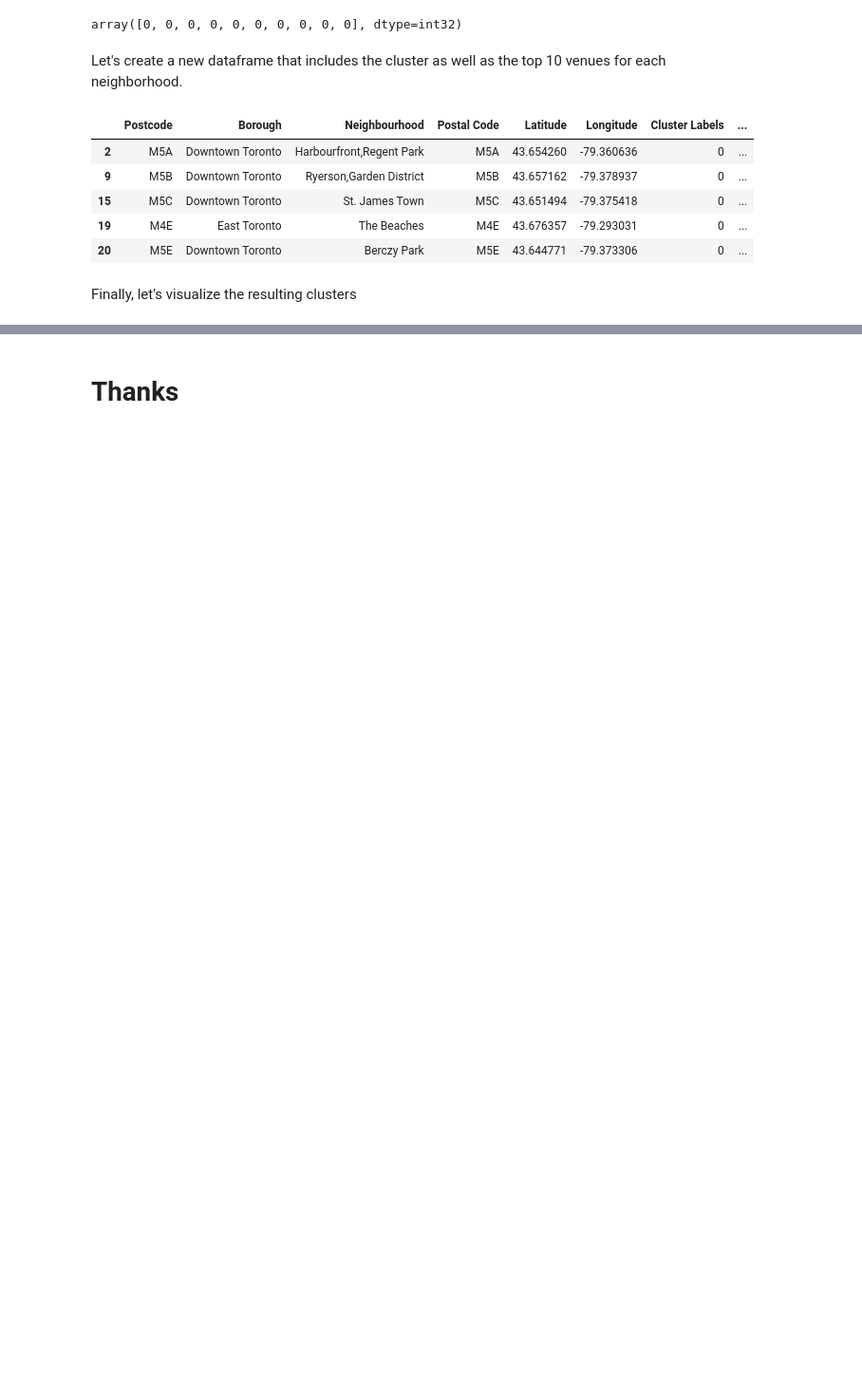
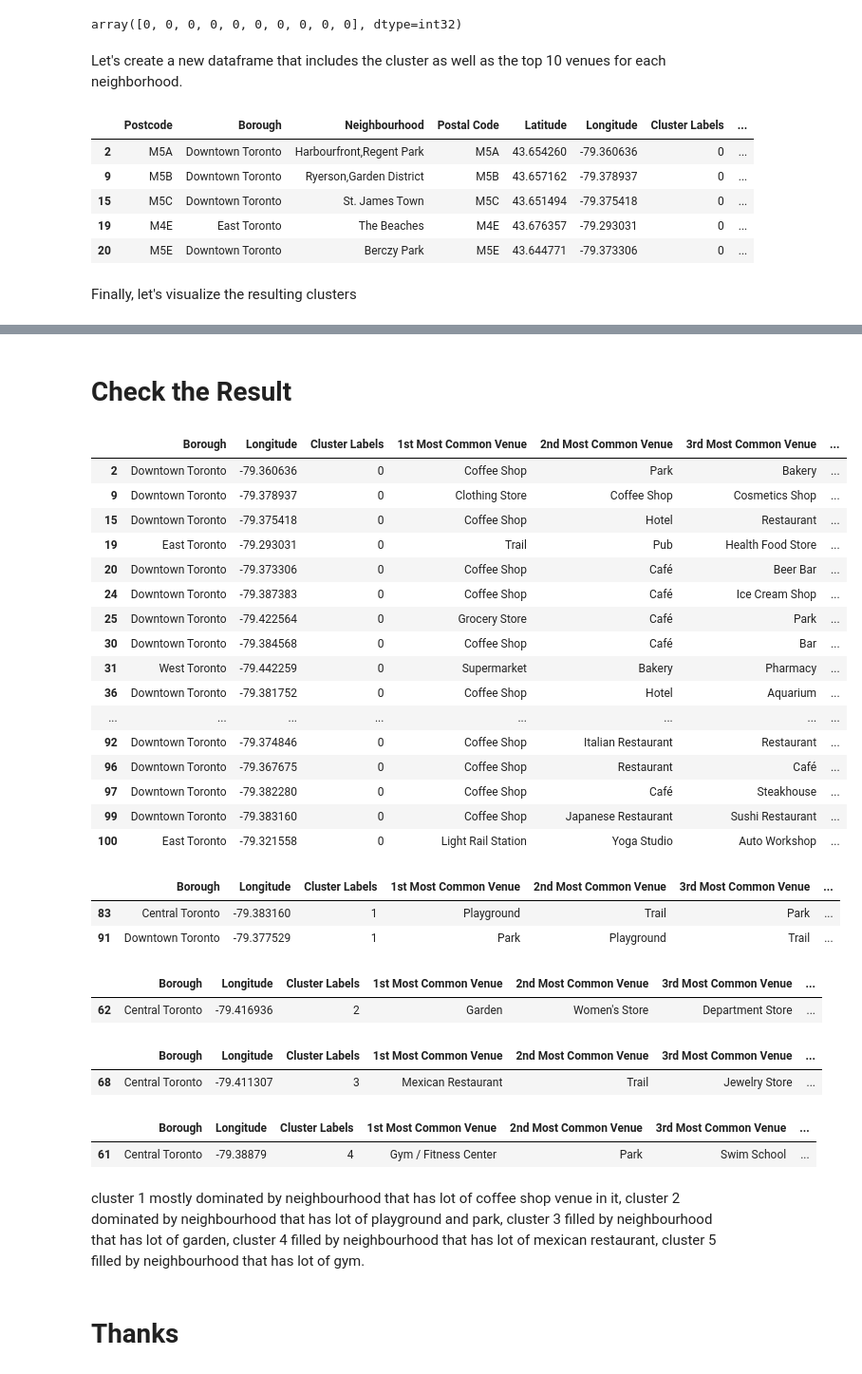
Before and after one commit to ambiyasa93/IBMDataScience, a Jupyter notebook: Clustering.ipynb, the cells around one changed output, grey strips where cells are left out. Shown: that part at 95% size. Cells and saved outputs as stored; diff of their text form; code cells hidden in the pictures; blank space fills up the shorter version.

```diff
--- a/Clustering.ipynb
+++ b/Clustering.ipynb
@@ -378,5 +379,54 @@ for lat, lon, poi, cluster in zip(toronto_merged['Latitude'], toronto_merged['Lo
 map_clusters
 # %% [output]
 [interactive output not drawn]
+# %% [markdown]
+# Check the Result
+# %%
+toronto_merged.loc[toronto_merged['Cluster Labels'] == 0, toronto_merged.columns[[1] + list(range(5, toronto_merged.shape[1]))]]
+# %% [output]
+|  | Borough | Longitude | Cluster Labels | 1st Most Common Venue | 2nd Most Common Venue | 3rd Most Common Venue | ... |
+| 2 | Downtown Toronto | -79.360636 | 0 | Coffee Shop | Park | Bakery | ... |
+| 9 | Downtown Toronto | -79.378937 | 0 | Clothing Store | Coffee Shop | Cosmetics Shop | ... |
+| 15 | Downtown Toronto | -79.375418 | 0 | Coffee Shop | Hotel | Restaurant | ... |
+| 19 | East Toronto | -79.293031 | 0 | Trail | Pub | Health Food Store | ... |
+| 20 | Downtown Toronto | -79.373306 | 0 | Coffee Shop | Café | Beer Bar | ... |
+| 24 | Downtown Toronto | -79.387383 | 0 | Coffee Shop | Café | Ice Cream Shop | ... |
+| 25 | Downtown Toronto | -79.422564 | 0 | Grocery Store | Café | Park | ... |
+| 30 | Downtown Toronto | -79.384568 | 0 | Coffee Shop | Café | Bar | ... |
+| 31 | West Toronto | -79.442259 | 0 | Supermarket | Bakery | Pharmacy | ... |
+| 36 | Downtown Toronto | -79.381752 | 0 | Coffee Shop | Hotel | Aquarium | ... |
+| ... | ... | ... | ... | ... | ... | ... | ... |
+| 92 | Downtown Toronto | -79.374846 | 0 | Coffee Shop | Italian Restaurant | Restaurant | ... |
+| 96 | Downtown Toronto | -79.367675 | 0 | Coffee Shop | Restaurant | Café | ... |
+| 97 | Downtown Toronto | -79.382280 | 0 | Coffee Shop | Café | Steakhouse | ... |
+| 99 | Downtown Toronto | -79.383160 | 0 | Coffee Shop | Japanese Restaurant | Sushi Restaurant | ... |
+| 100 | East Toronto | -79.321558 | 0 | Light Rail Station | Yoga Studio | Auto Workshop | ... |
+# %%
+toronto_merged.loc[toronto_merged['Cluster Labels'] == 1, toronto_merged.columns[[1] + list(range(5, toronto_merged.shape[1]))]]
+# %% [output]
+|  | Borough | Longitude | Cluster Labels | 1st Most Common Venue | 2nd Most Common Venue | 3rd Most Common Venue | ... |
+| 83 | Central Toronto | -79.383160 | 1 | Playground | Trail | Park | ... |
+| 91 | Downtown Toronto | -79.377529 | 1 | Park | Playground | Trail | ... |
+# %%
+toronto_merged.loc[toronto_merged['Cluster Labels'] == 2, toronto_merged.columns[[1] + list(range(5, toronto_merged.shape[1]))]]
+# %% [output]
+|  | Borough | Longitude | Cluster Labels | 1st Most Common Venue | 2nd Most Common Venue | 3rd Most Common Venue | ... |
+| 62 | Central Toronto | -79.416936 | 2 | Garden | Women's Store | Department Store | ... |
+# %%
+toronto_merged.loc[toronto_merged['Cluster Labels'] == 3, toronto_merged.columns[[1] + list(range(5, toronto_merged.shape[1]))]]
+# %% [output]
+|  | Borough | Longitude | Cluster Labels | 1st Most Common Venue | 2nd Most Common Venue | 3rd Most Common Venue | ... |
+| 68 | Central Toronto | -79.411307 | 3 | Mexican Restaurant | Trail | Jewelry Store | ... |
+# %%
+toronto_merged.loc[toronto_merged['Cluster Labels'] == 4, toronto_merged.columns[[1] + list(range(5, toronto_merged.shape[1]))]]
+# %% [output]
+|  | Borough | Longitude | Cluster Labels | 1st Most Common Venue | 2nd Most Common Venue | 3rd Most Common Venue | ... |
+| 61 | Central Toronto | -79.38879 | 4 | Gym / Fitness Center | Park | Swim School | ... |
+# %% [markdown]
+cluster 1 mostly dominated by neighbourhood that has lot of coffee shop venue in it,
+cluster 2 dominated by neighbourhood that has lot of playground and park,
+cluster 3 filled by neighbourhood that has lot of garden,
+cluster 4 filled by neighbourhood that has lot of mexican restaurant,
+cluster 5 filled by neighbourhood that has lot of gym.
 # %% [markdown]
 # Thanks
```
Also changed, not shown: parts of 6 cells of this notebook.
